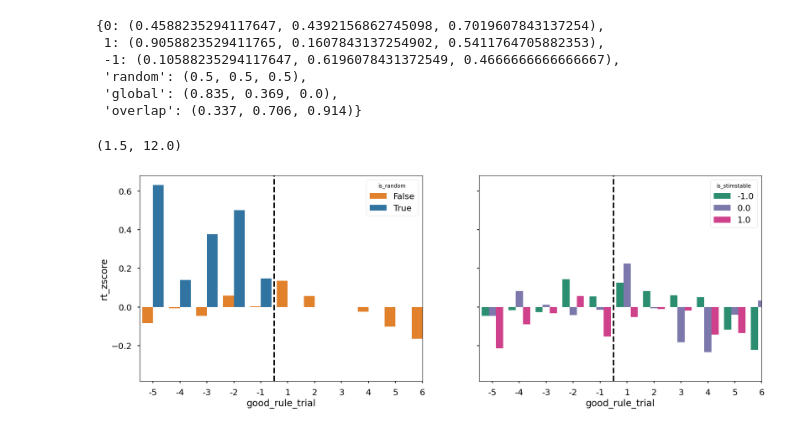
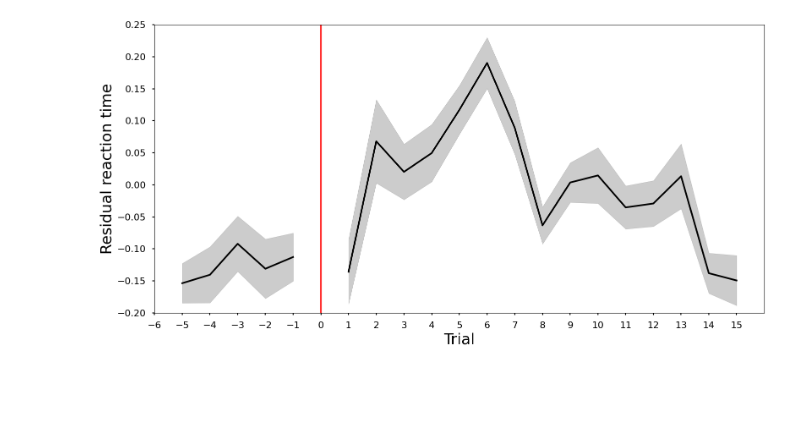
Before and after one commit to CharlesVerstraete/ieeg-pipeline, a Jupyter notebook: preprocessing/behaviour_figures.ipynb, the cells around one changed output. Drawn from its saved outputs; the diff is of its cells as text; code cells hidden in the pictures; blank space fills up the shorter version.

Commit message:
Upgrade classifier + notebook test

```diff
--- a/preprocessing/behaviour_figures.ipynb
+++ b/preprocessing/behaviour_figures.ipynb
@@ -11,7 +11,7 @@ test notebook for figures
 
 # Import libraries
 import sys, os
-PROJECT_ROOT = os.path.abspath("/Users/charles.verstraete/Documents/w3_iEEG/analysis_v3")
+PROJECT_ROOT = os.path.abspath("/Users/charles/Documents/PhD/Analysis/ieeg-pipeline")
 if PROJECT_ROOT not in sys.path:
     sys.path.insert(0, PROJECT_ROOT)
 
@@ -24,19 +24,18 @@ import seaborn as sns
 import matplotlib.pyplot as plt
 from matplotlib.patches import Patch
 
+plt.style.use('seaborn-v0_8-poster')
 
-matplotlib.use('Qt5Agg')
-plt.style.use('seaborn-v0_8-poster')
-%matplotlib inline
-
-BEH_PATH = "/Users/charles.verstraete/Documents/w3_iEEG/behaviour/hmm"
+BEH_PATH = os.path.join(DATA_DIR, "hmm_w")
 fileslist = get_fileslist(BEH_PATH, ".csv")
 
-df = get_df(fileslist, True, True, True)
-df_test = df[np.isin(df["subject"], [13, 15, 17, 24, 29], invert=True)]
+df = get_df(fileslist)
+df_test = df[np.isin(df["subject"], [13, 15, 17], invert=True)]
 
 epis_count_complete = df_test.groupby(["subject", "epis"]).size().reset_index(name="count")
 epis_count, removed_episodes, synthese_removed = filter_episodes(epis_count_complete, min_count=15, max_count=55)
 
 filtered_df = df_test.merge(epis_count, on=["subject", "epis"], how="right")
-filtered_df = filtered_df[filtered_df["criterion"] == 0].copy().reset_index(drop=True)
+print(len(filtered_df), len(df_test))
+print(f"Removed {len(df_test) - len(filtered_df)} trials from {len(removed_episodes)} episodes.")
+print(synthese_removed)
@@ -129,20 +60,16 @@ plt.legend(handles=[Patch(color=c, label=l) for l, c in palette_rule.items()])
-# %%
-palette_dict
-# %% [output]
-{0: (0.4588235294117647, 0.4392156862745098, 0.7019607843137254),
- 1: (0.9058823529411765, 0.1607843137254902, 0.5411764705882353),
- -1: (0.10588235294117647, 0.6196078431372549, 0.4666666666666667),
- 'random': (0.5, 0.5, 0.5),
- 'global': (0.835, 0.369, 0.0),
- 'overlap': (0.337, 0.706, 0.914)}
-# %%
-fig, axs = plt.subplots(1, 2, figsize=(21, 7), sharey=True, sharex=True)
-
-sns.barplot(data=switch_togood, x="good_rule_trial", y="rt_zscore", hue="is_random", errorbar = None, ax=axs[0], palette=new_palette)
-sns.barplot(data=switch_togood, x="good_rule_trial", y="rt_zscore", hue="is_stimstable", errorbar = None, ax=axs[1], palette=palette_rule)
-axs[0].axvline(6.5, color='black', linestyle='--')
-axs[1].axvline(6.5, color='black', linestyle='--')
-axs[0].set_xlim(1.5, 12)
-# %% [output]
-(1.5, 12.0)
-[figure, removed]
+# %%
+
+y_var = "residuals_rt"
+x_var_pre = "before_trial"
+x_var_post = "trial"
+keys = [0, 1, 2]
+summary_before, summary_after = get_switch_summary(filtered_df, x_var_pre, x_var_post, y_var, -6, 16)
+
+
+fig, ax = plot_around_switch(
+    summary_before, summary_after, x_var_pre, x_var_post, xticks=np.arange(-6, 16, 1),
+    xlabel="Trial", ylabel="Residual reaction time", ylim=(-0.2, 0.25)
+)
+plt.show()
+# %% [output]
+[figure, added]
```
Also changed, not shown: parts of 16 cells of this notebook, 33 other files.
